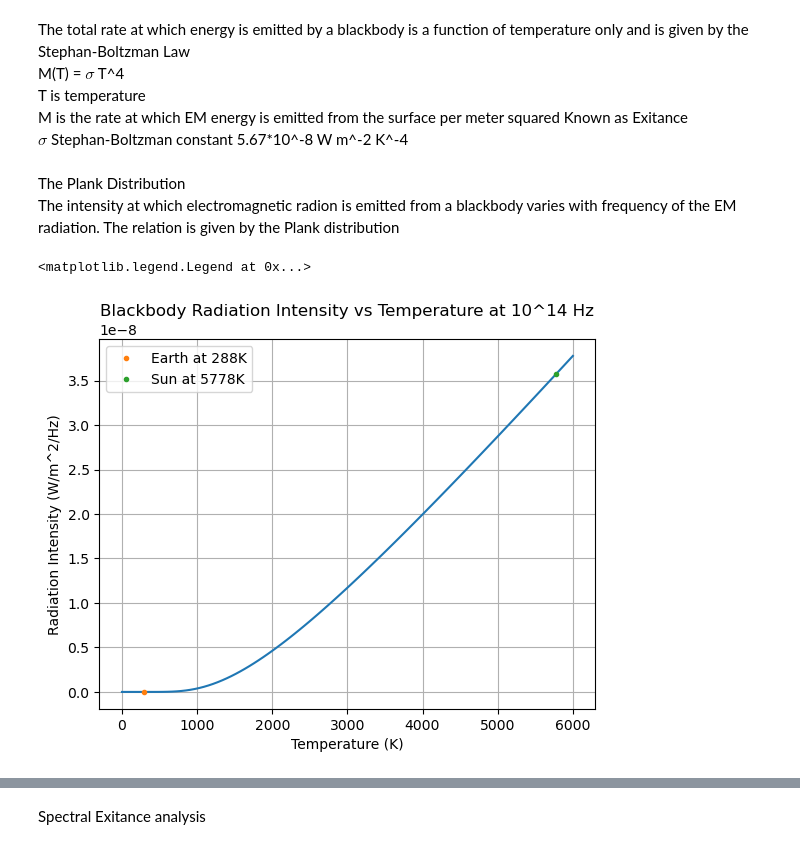
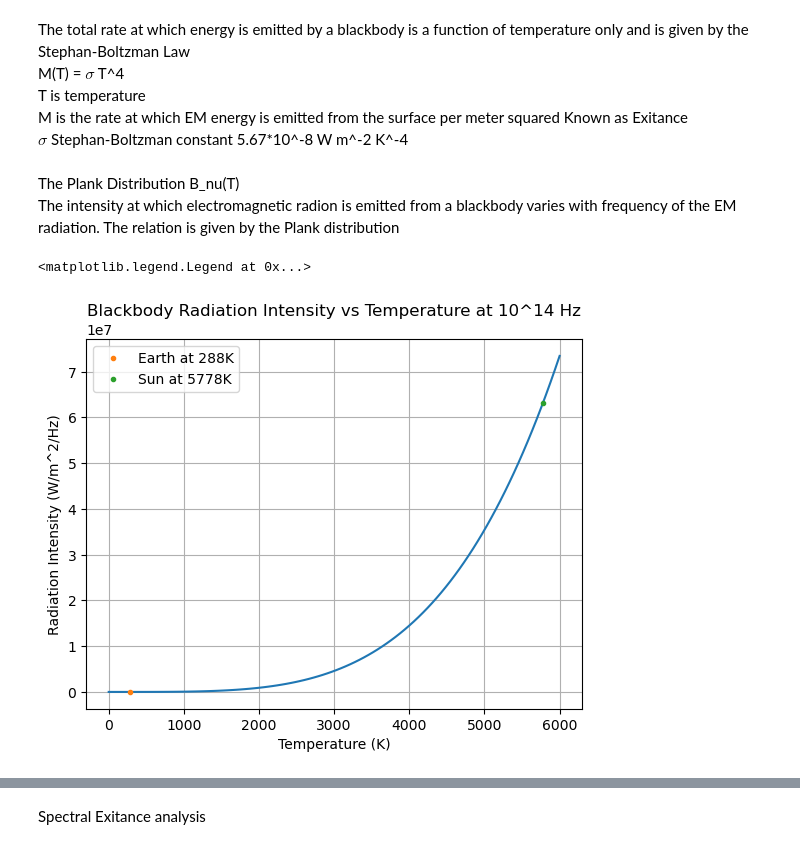
Before and after one commit to regularFaux/ERTH535, a Jupyter notebook: ExitanceLab.ipynb, the cells around one changed output, grey strips where cells are left out. Cells and saved outputs as stored; diff of their text form; code cells hidden in the pictures.

```diff
--- a/ExitanceLab.ipynb
+++ b/ExitanceLab.ipynb
@@ -8,27 +8,29 @@ T is temperature \
 M is the rate at which EM energy is emitted from the surface per meter squared Known as Exitance \
 $\sigma$ Stephan-Boltzman constant 5.67*10^-8 W m^-2 K^-4
 # %% [markdown]
-The Plank Distribution \
+The Plank Distribution B_nu(T) \
 The intensity at which electromagnetic radion is emitted from a blackbody varies with frequency of the EM radiation. The relation is given by the Plank distribution
 # %%
-#Bulk Radiation analysis
+# Bulk Radiation analysis
 h = 6.626*10**-34  # Planck's constant in J·s
 c = 3.0*10**8    # Speed of light in m/s
 k = 1.381*10**-23  # Boltzmann's constant in J/K
 f = 1.0*10**14  # Frequency in Hz
-def radiation_analysis(T):
-    return 2*np.pi*h*f**3/c**2 * 1/(np.exp(h*f/(k*T))-1)
-T = np.linspace(0.0, 6000, 100)
-R = radiation_analysis(T)
+sigma = (2*np.pi**5 * k**4) / (15*c**2 * h**3)  # Stefan-Boltzmann constant in W/m^2/K^4
+
+def stefan_boltzmann(T):
+    return sigma * T**4
+T = np.linspace(0.01, 6000, 100) # exteneded to 6000K so the sun can fit
+R = stefan_boltzmann(T)
 #print(R)
 plt.plot(T, R)
 plt.xlabel('Temperature (K)')
 plt.ylabel('Radiation Intensity (W/m^2/Hz)')
 plt.title('Blackbody Radiation Intensity vs Temperature at 10^14 Hz')
 plt.grid()
-plt.plot(288, radiation_analysis(288), '.',label='Earth at 288K')  # Example at 288K
-plt.plot(5778, radiation_analysis(5778), '.',label='Sun at 5778K')  # Example at 5778K (Sun's surface temperature)
+plt.plot(288, stefan_boltzmann(288), '.',label='Earth at 288K')  # Example at 288K
+plt.plot(5778, stefan_boltzmann(5778), '.',label='Sun at 5778K')  # Example at 5778K (Sun's surface temperature)
 plt.legend()
 # %% [output]
 <matplotlib.legend.Legend at 0x...>
-[figure, old version]
+[figure, new version]
```
Also changed, not shown: parts of 7 cells of this notebook.
